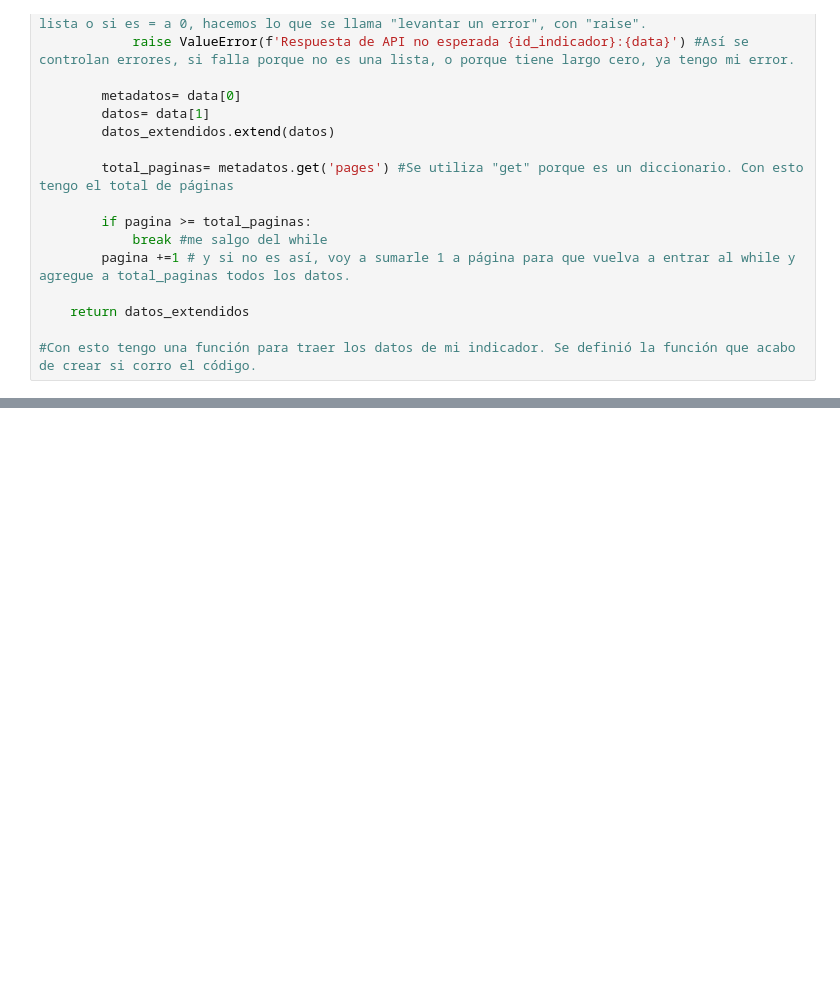
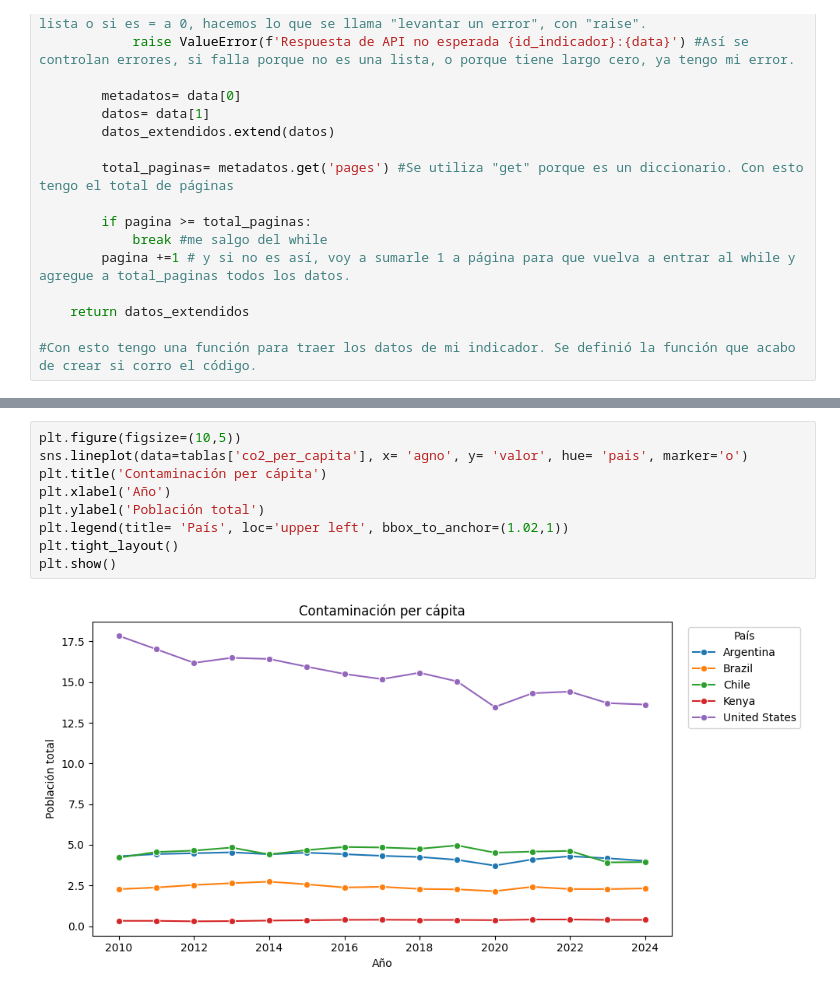
Before and after one commit to Brenda-Carloni/interacting-with-api-python-project-tutorial, a Jupyter notebook: src/explore.ipynb, the cells around one changed output, grey strips where cells are left out. Saved outputs shown, nothing was run; the diff lists cells and outputs as text; blank space fills up the shorter version.

```diff
--- a/src/explore.ipynb
+++ b/src/explore.ipynb
@@ -93,0 +120,11 @@ TypeError: 'builtin_function_or_method' object is not iterable
+# %%
+plt.figure(figsize=(10,5))
+sns.lineplot(data=tablas['co2_per_capita'], x= 'agno', y= 'valor', hue= 'pais', marker='o')
+plt.title('Contaminación per cápita')
+plt.xlabel('Año')
+plt.ylabel('Población total')
+plt.legend(title= 'País', loc='upper left', bbox_to_anchor=(1.02,1))
+plt.tight_layout()
+plt.show()
+# %% [output]
+[figure, added]
```
Also changed, not shown: parts of 3 cells of this notebook.
